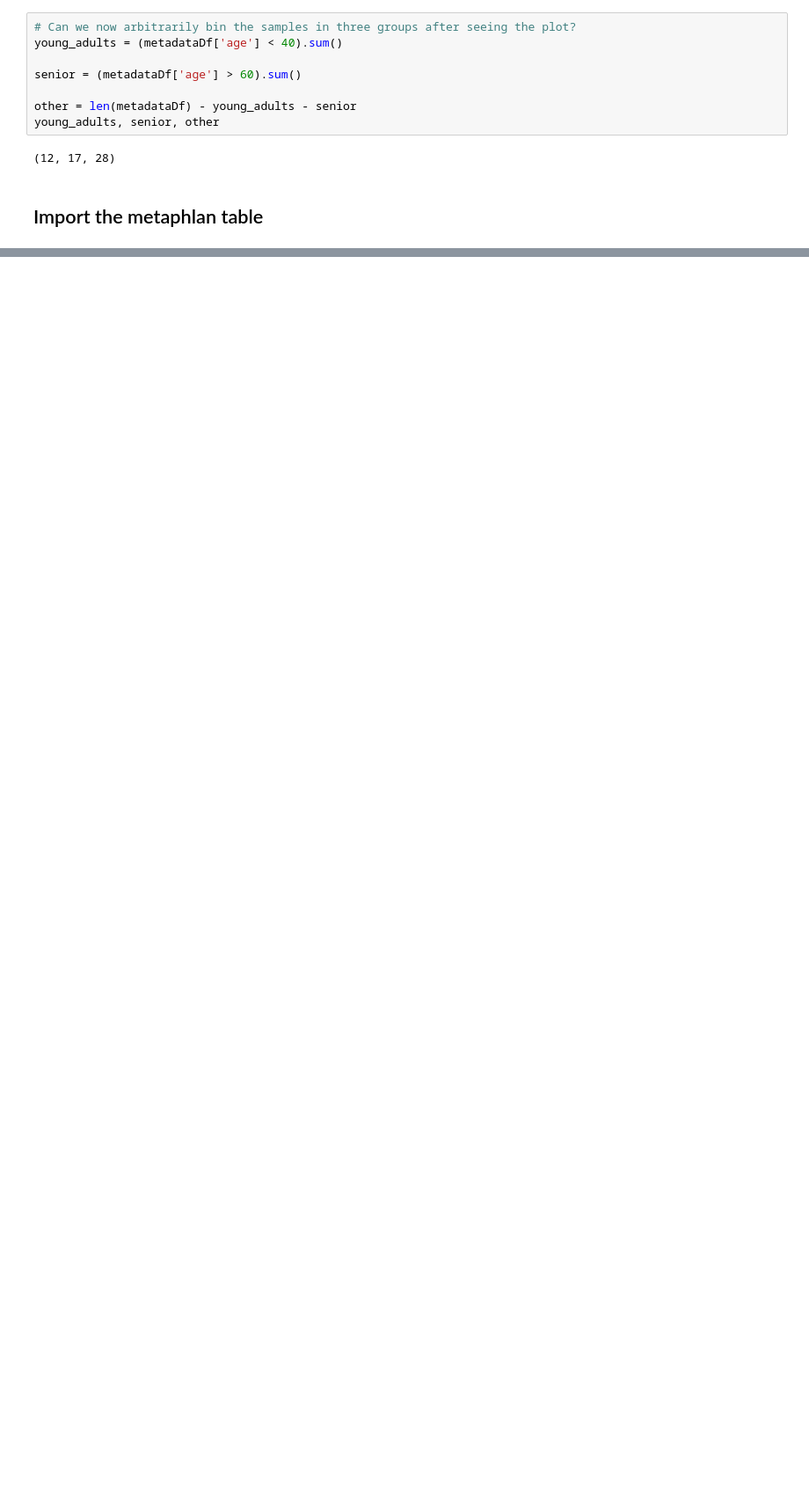
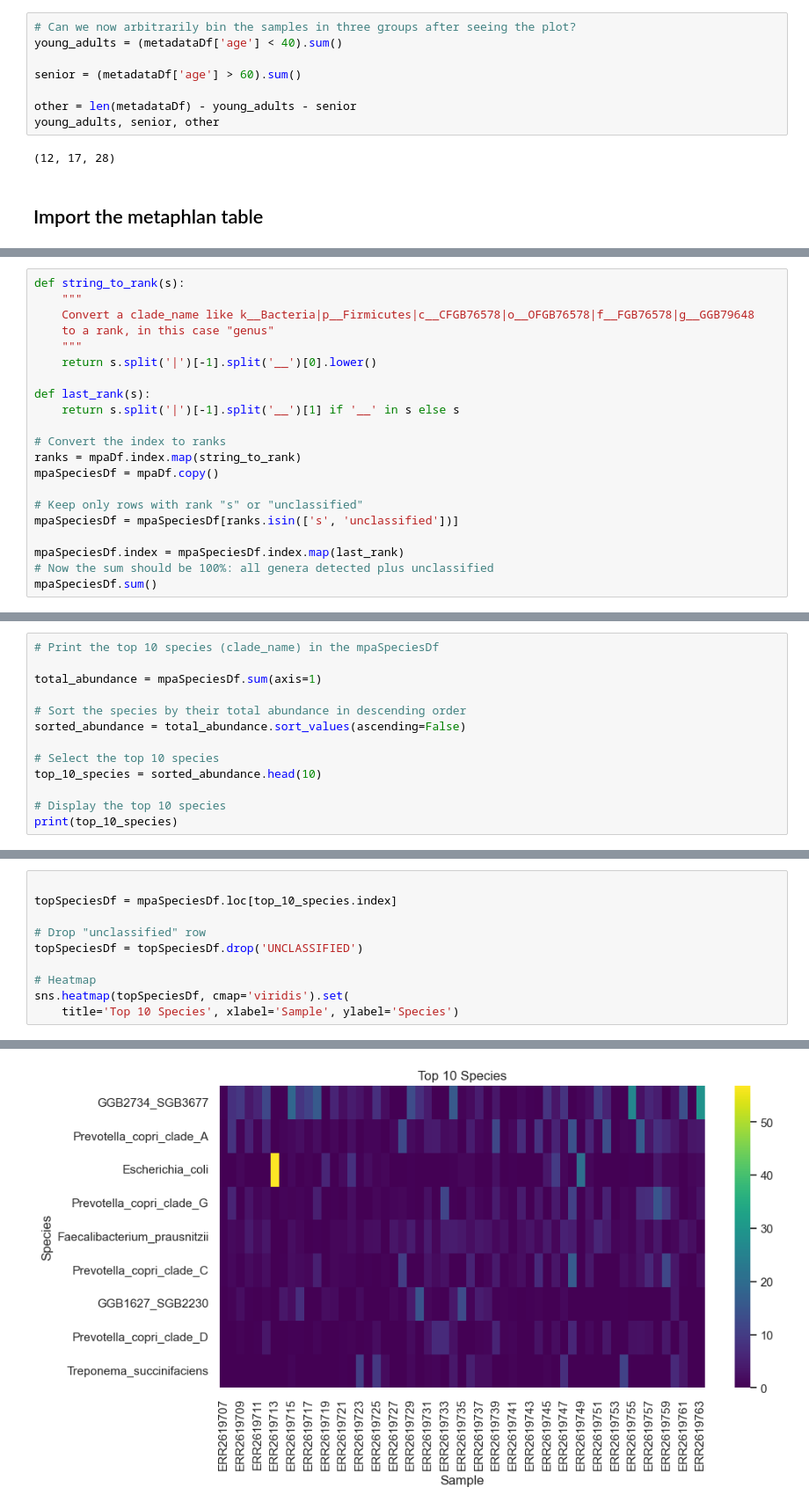
Before and after one commit to quadram-institute-bioscience/biobakery-2024, a Jupyter notebook: python-notebook/lokmer.ipynb, the cells around one changed output, grey strips where cells are left out. Shown: that part at 88% size. Cells and saved outputs as stored; diff of their text form; blank space fills up the shorter version.

Commit message:
heatmap

```diff
--- a/python-notebook/lokmer.ipynb
+++ b/python-notebook/lokmer.ipynb
@@ -104,0 +172,21 @@ mpaDf.head()
+# %%
+def string_to_rank(s):
+    """
+    Convert a clade_name like k__Bacteria|p__Firmicutes|c__CFGB76578|o__OFGB76578|f__FGB76578|g__GGB79648
+    to a rank, in this case "genus"
+    """
+    return s.split('|')[-1].split('__')[0].lower()
+
+def last_rank(s):
+    return s.split('|')[-1].split('__')[1] if '__' in s else s
+
+# Convert the index to ranks
+ranks = mpaDf.index.map(string_to_rank)
+mpaSpeciesDf = mpaDf.copy()
+
+# Keep only rows with rank "s" or "unclassified"
+mpaSpeciesDf = mpaSpeciesDf[ranks.isin(['s', 'unclassified'])]
+
+mpaSpeciesDf.index = mpaSpeciesDf.index.map(last_rank)
+# Now the sum should be 100%: all genera detected plus unclassified
+mpaSpeciesDf.sum()
@@ -104,0 +204,13 @@ mpaDf.head()
+# %%
+# Print the top 10 species (clade_name) in the mpaSpeciesDf
+
+total_abundance = mpaSpeciesDf.sum(axis=1)
+
+# Sort the species by their total abundance in descending order
+sorted_abundance = total_abundance.sort_values(ascending=False)
+
+# Select the top 10 species
+top_10_species = sorted_abundance.head(10)
+
+# Display the top 10 species
+print(top_10_species)
@@ -104,0 +230,11 @@ mpaDf.head()
+# %%
+
+topSpeciesDf = mpaSpeciesDf.loc[top_10_species.index]
+
+# Drop "unclassified" row
+topSpeciesDf = topSpeciesDf.drop('UNCLASSIFIED')
+
+# Heatmap
+sns.heatmap(topSpeciesDf, cmap='viridis').set(
+    title='Top 10 Species', xlabel='Sample', ylabel='Species')
+# %% [output]
@@ -104,0 +244 @@ mpaDf.head()
+[figure, added]
```
Also changed, not shown: parts of 13 cells of this notebook.
